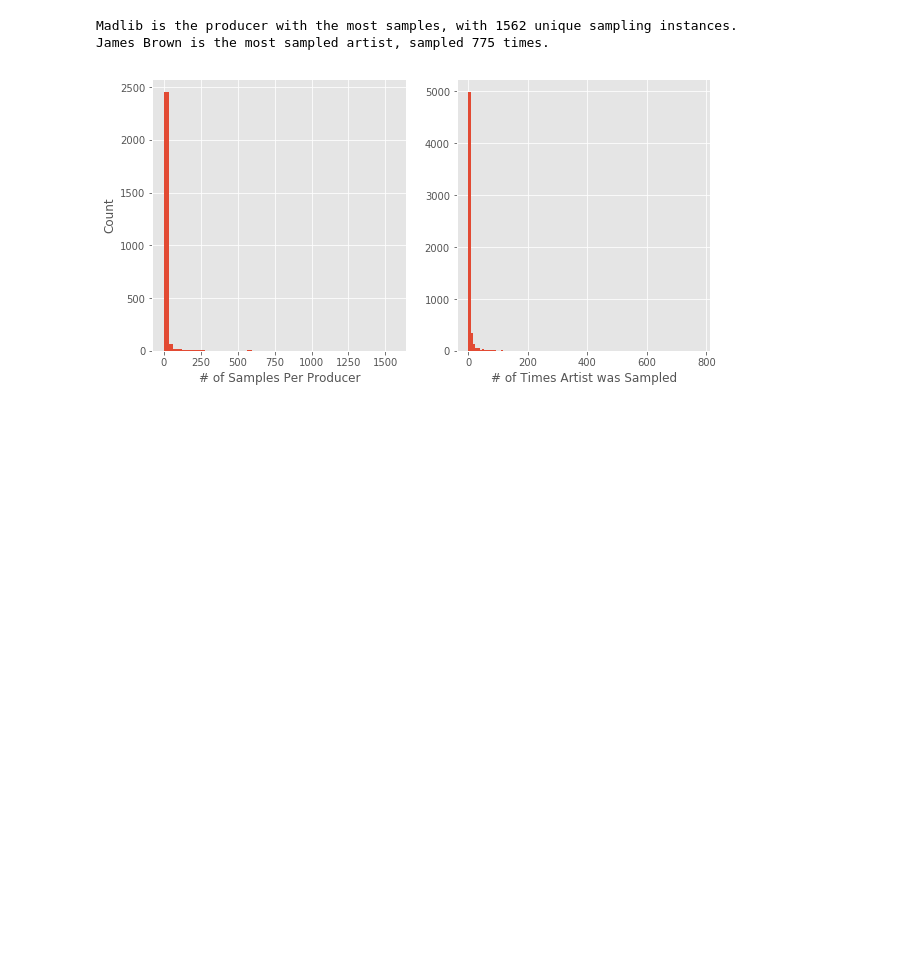
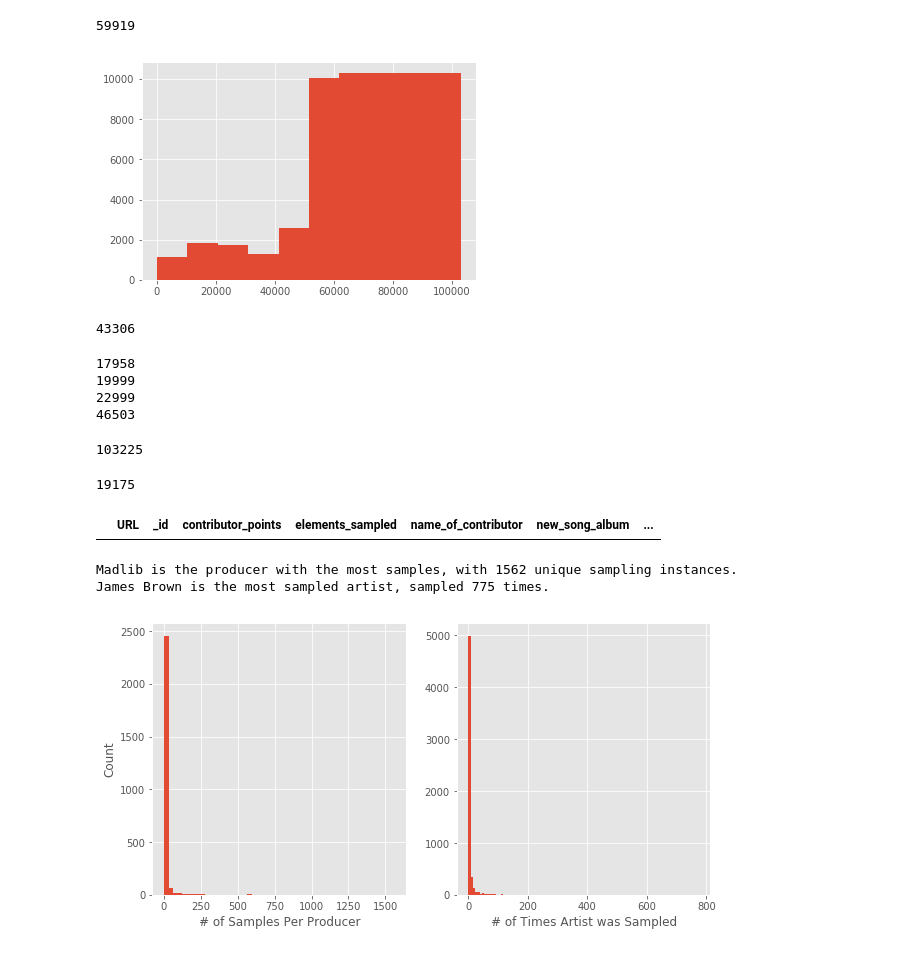
Before and after one commit to Jesse-Kerr/recordmender, a Jupyter notebook: mongo to sparse.ipynb, the cells around one changed output. Cells and saved outputs as stored; diff of their text form; code cells hidden in the pictures; blank space fills up the shorter version.

```diff
--- a/mongo to sparse.ipynb
+++ b/mongo to sparse.ipynb
@@ -28,3 +23,44 @@ df[df.URL == "https://www.whosampled.com/sample/147528/Marley-Marl-Craig-G-Duck-
+# %%
+song_sampled_pages_to_do = np.where(np.in1d(song_sample_pages, df.URL.unique()) == False)[0]
+#song_sampled_pages_to_do2 = [song_sample_pages[i] for i in song_sampled_pages_to_do]
+# %%
+len(song_sampled_pages_to_do)
+# %% [output]
+59919
+# %%
+fig, ax = plt.subplots()
+_=ax.hist(song_sampled_pages_to_do)
+# %% [output]
+[figure, added]
+# %%
+len(df.URL.unique())
+# %% [output]
+43306
+# %%
+song_sample_pages = db.song_sample_pages.distinct('link')
+print(song_sample_pages.index('https://www.whosampled.com/sample/321070/French-Montana-How-You-Want-It-The-Honey-Drippers-Impeach-the-President/'))
+
+#finished 33000 one
+print(song_sample_pages.index("https://www.whosampled.com/sample/479462/Black-Star-Jane-Doe-Wordsworth-Punchline-Twice-Inna-Lifetime-Patrice-Rushen-Let-There-Be-Funk/"))
+
+print(song_sample_pages.index("https://www.whosampled.com/sample/1873/Jay-Z-Freeway-Beanie-Sigel-Memphis-Bleek-1-900-Hustler-Ten-Wheel-Drive-Genya-Ravan-Ain%27t-Gonna-Happen/"))
+print(song_sample_pages.index("https://www.whosampled.com/sample/618827/Migos-What-the-Price-Canary-Julz-Time-to-Wake-Up-Keys-124Bpm/"))
+
+len(song_sample_pages)
+# %% [output]
+17958
+19999
+22999
+46503
+103225
+# %%
+len(df.sampled_artist_song.unique())
+# %% [output]
+19175
+# %%
+df[df.URL == "https://www.whosampled.com/sample/75238/Pete-Rock-%26-C.L.-Smooth-Rob-O-Worldwide-Syl-Johnson-Different-Strokes/"]
+# %% [output]
+|  | URL | _id | contributor_points | elements_sampled | name_of_contributor | new_song_album | ... |
 # %%
 # Plot distributions of numbers of sampled, and max values.
 
```
Also changed, not shown: parts of 3 cells of this notebook, 7 other files.
